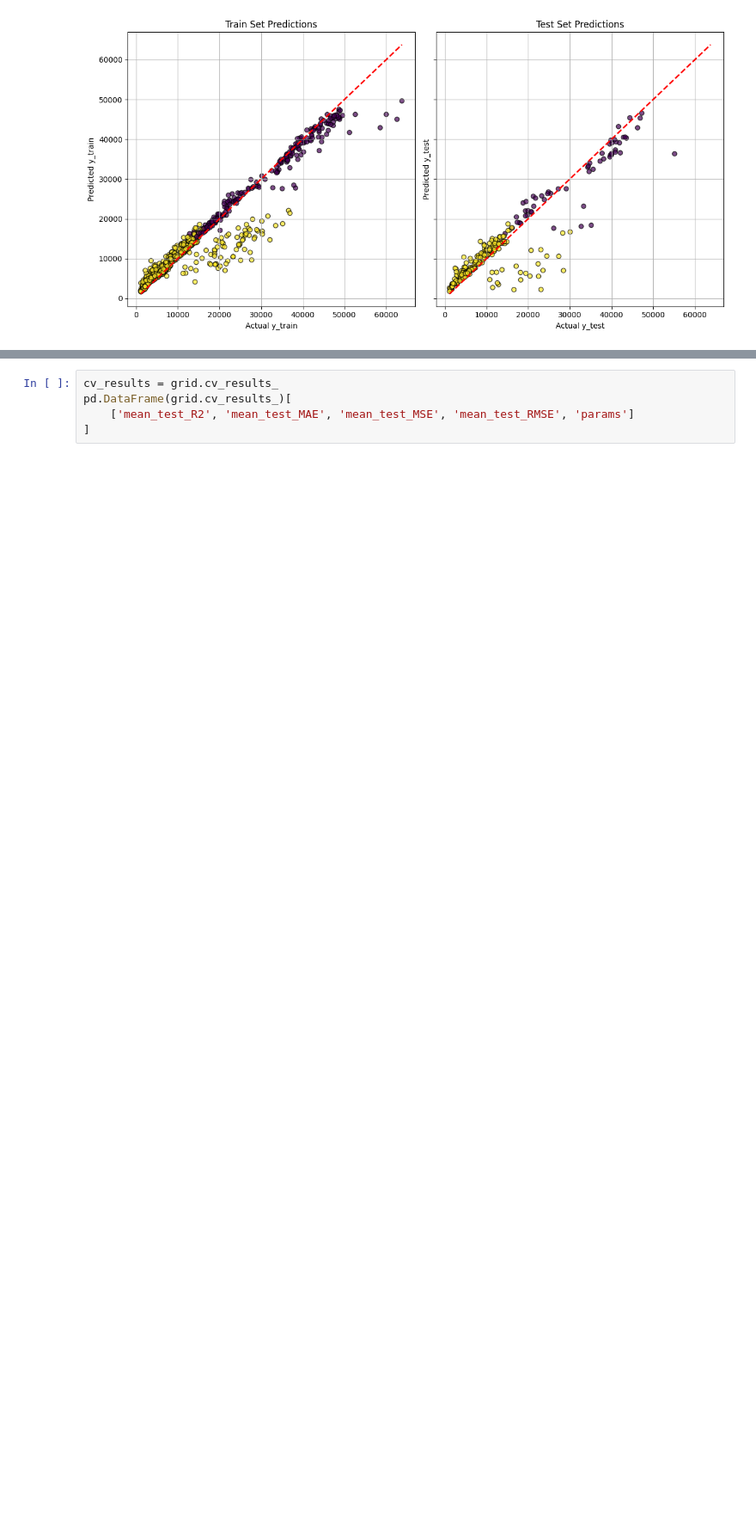
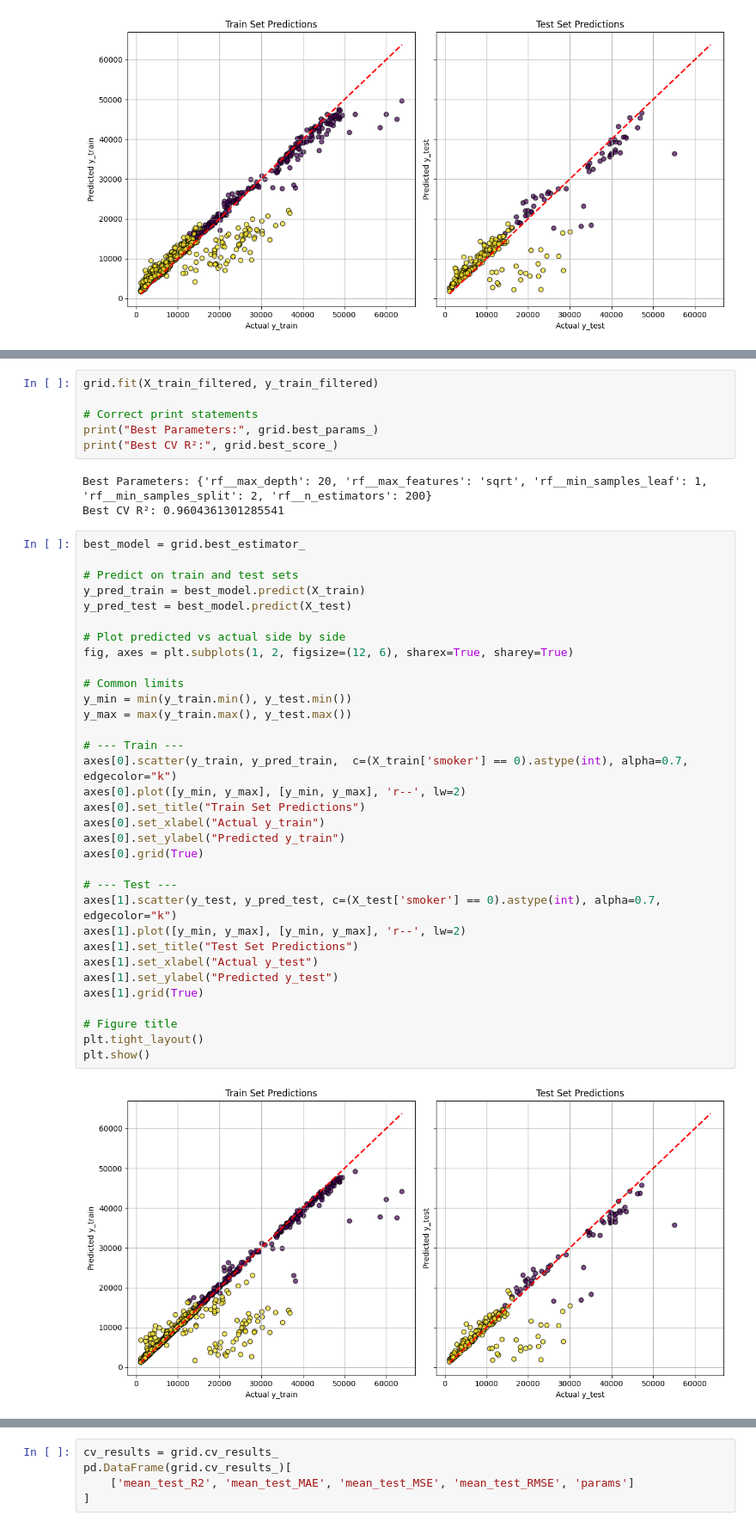
Before and after one commit to Hosseinhamedi/SWB_Predictive_Analytics_Machine_Leanring, a Jupyter notebook: notebooks/Medical Cost Prediction Using Regression Models.ipynb, the cells around one changed output, grey strips where cells are left out. Shown at 86% size. Drawn from its saved outputs; the diff is of its cells as text; blank space fills up the shorter version.

```diff
--- a/notebooks/Medical Cost Prediction Using Regression Models.ipynb
+++ b/notebooks/Medical Cost Prediction Using Regression Models.ipynb
@@ -485 +506,45 @@ plt.show()
+# %%
+grid.fit(X_train_filtered, y_train_filtered)
+
+# Correct print statements
+print("Best Parameters:", grid.best_params_)
+print("Best CV R²:", grid.best_score_)
+# %% [output]
+Best Parameters: {'rf__max_depth': 20, 'rf__max_features': 'sqrt', 'rf__min_samples_leaf': 1, 'rf__min_samples_split': 2, 'rf__n_estimators': 200}
+Best CV R²: 0.9604361301285541
+# %%
+best_model = grid.best_estimator_
+
+# Predict on train and test sets
+y_pred_train = best_model.predict(X_train)
+y_pred_test = best_model.predict(X_test)
+
+# Plot predicted vs actual side by side
+fig, axes = plt.subplots(1, 2, figsize=(12, 6), sharex=True, sharey=True)
+
+# Common limits
+y_min = min(y_train.min(), y_test.min())
+y_max = max(y_train.max(), y_test.max())
+
+# --- Train ---
+axes[0].scatter(y_train, y_pred_train,  c=(X_train['smoker'] == 0).astype(int), alpha=0.7, edgecolor="k")
+axes[0].plot([y_min, y_max], [y_min, y_max], 'r--', lw=2)
+axes[0].set_title("Train Set Predictions")
+axes[0].set_xlabel("Actual y_train")
+axes[0].set_ylabel("Predicted y_train")
+axes[0].grid(True)
+
+# --- Test ---
+axes[1].scatter(y_test, y_pred_test, c=(X_test['smoker'] == 0).astype(int), alpha=0.7, edgecolor="k")
+axes[1].plot([y_min, y_max], [y_min, y_max], 'r--', lw=2)
+axes[1].set_title("Test Set Predictions")
+axes[1].set_xlabel("Actual y_test")
+axes[1].set_ylabel("Predicted y_test")
+axes[1].grid(True)
+
+# Figure title
+plt.tight_layout()
+plt.show()
+# %% [output]
+[figure, added]
 # %% [markdown]
```
Also changed, not shown: parts of 6 cells of this notebook.
